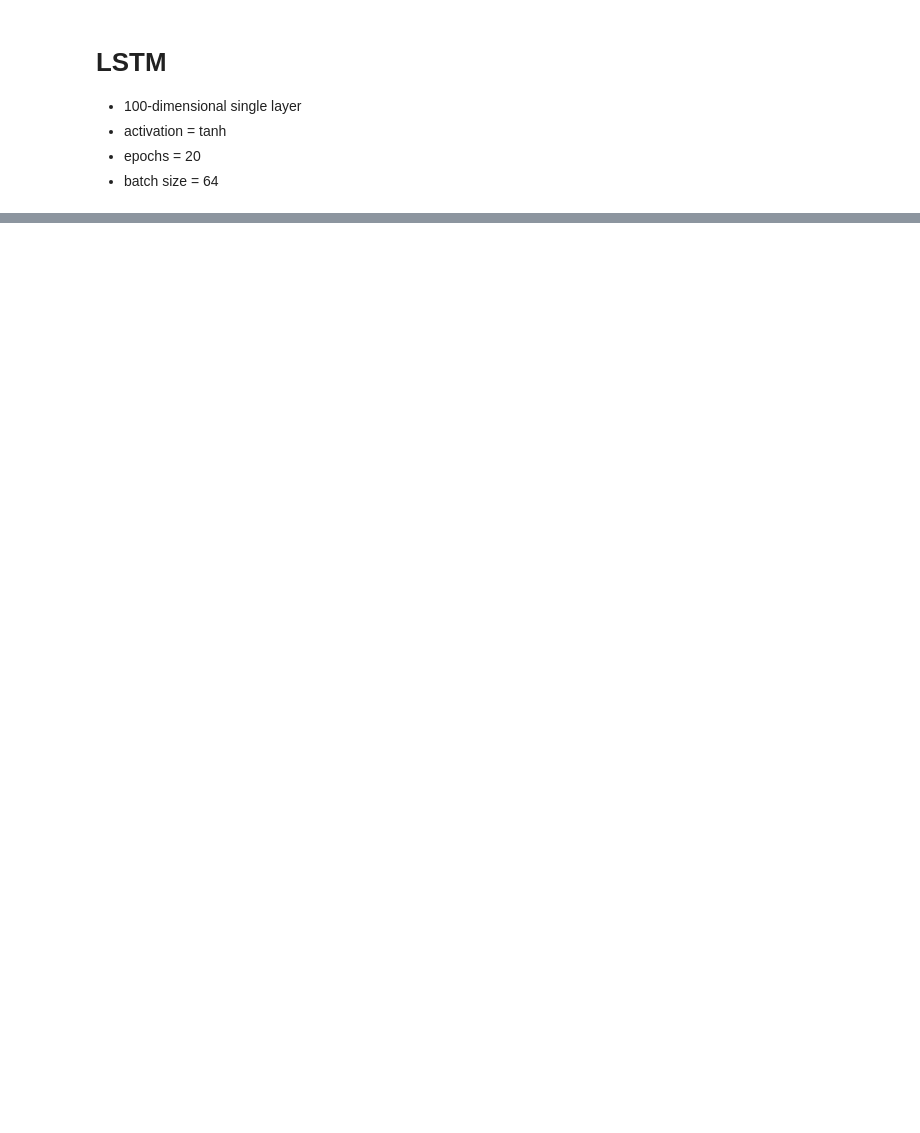
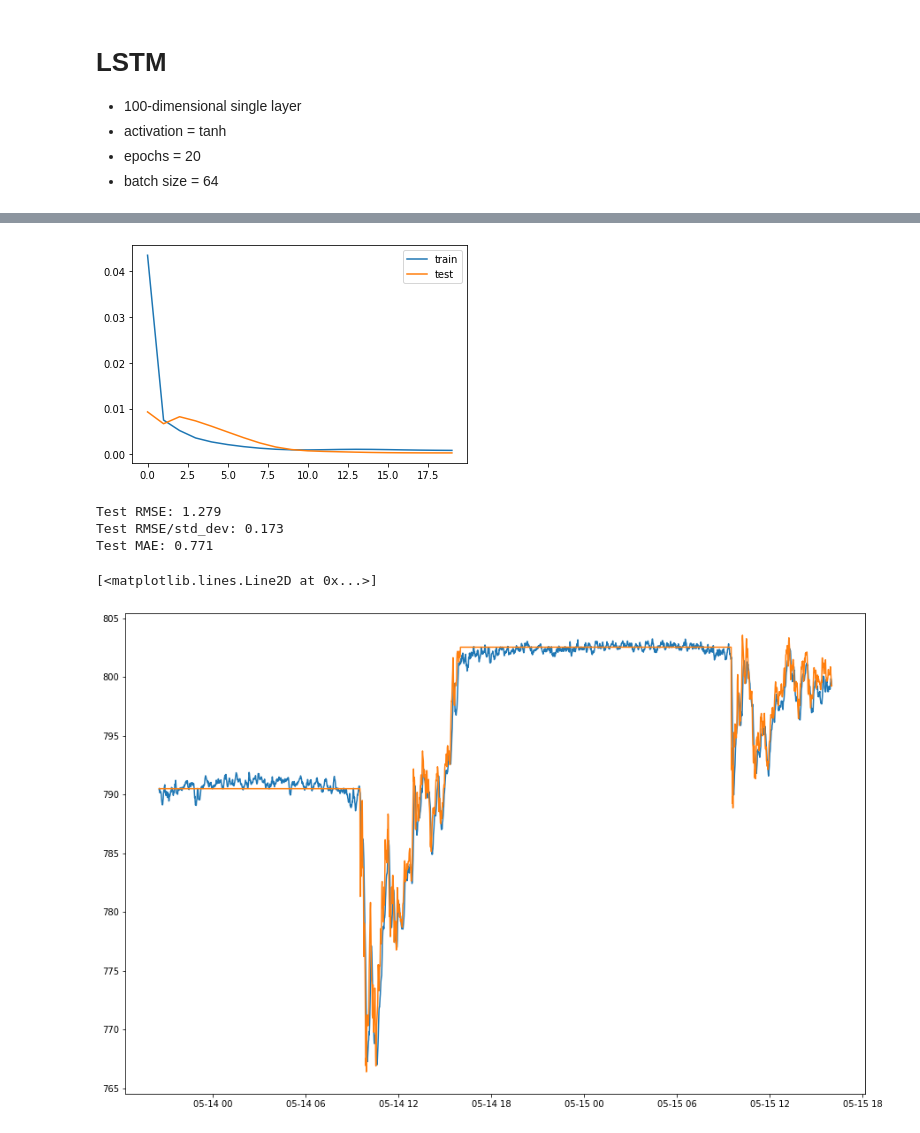
Before and after one commit to slucasmyer/TSLA-from-Twitter, a Jupyter notebook: Final_Project/TSLA-modeling.ipynb, the cells around one changed output, grey strips where cells are left out. Saved outputs shown, nothing was run; the diff lists cells and outputs as text; code cells hidden in the pictures; blank space fills up the shorter version.

```diff
--- a/Final_Project/TSLA-modeling.ipynb
+++ b/Final_Project/TSLA-modeling.ipynb
@@ -606,3 +574,71 @@ plt.plot(data.index[-2610:], inv_y)
 - activation = tanh
 - epochs = 20
 - batch size = 64
+# %%
+# load dataset
+values = data.values
+# ensure all data is float
+values = values.astype('float32')
+# normalize features
+scaler = MinMaxScaler(feature_range=(0, 1))
+scaled = scaler.fit_transform(values)
+# specify the number of lag hours
+window = 270
+features = 4
+# frame as supervised learning
+reframed = tools.series_to_supervised(scaled, window, 1)
+# drop columns we don't want to predict
+reframed.drop(reframed.columns[[-3,-2,-1]], axis=1, inplace=True)
+
+# split into train and test sets
+values = reframed.values
+train_mins = len(data.loc[:'2020-05-13 16:00:00'])
+train = values[:train_mins, :]
+test = values[train_mins:, :]
+# split into input and outputs
+observations = window * features
+train_X, train_y = train[:, :-1], train[:, -1]
+test_X, test_y = test[:, :-1], test[:, -1]
+print(train_X.shape, len(train_X), train_y.shape)
+# reshape input to be 3D [samples, timesteps, features]
+train_X = train_X.reshape((train_X.shape[0], window, features))
+test_X = test_X.reshape((test_X.shape[0], window, features))
+print(train_X.shape, train_y.shape, test_X.shape, test_y.shape)
+
+# design network
+model = tensorflow.keras.Sequential()
+model.add(tensorflow.keras.layers.LSTM(100, input_shape=(train_X.shape[1], train_X.shape[2])))
+model.add(tensorflow.keras.layers.Dense(1))
+model.compile(loss='mse', optimizer='adam')
+# fit network
+history = model.fit(train_X, train_y, epochs=20, batch_size=64, validation_data=(test_X, test_y), verbose=2, shuffle=False, workers=4)
+# plot history
+plt.plot(history.history['loss'], label='train')
+plt.plot(history.history['val_loss'], label='test')
+plt.legend()
+plt.show()
+
+# make a prediction
+y_pred = model.predict(test_X)
+test_X = test_X.reshape((test_X.shape[0], observations))
+# invert scaling for forecast
+y_pred = np.concatenate((y_pred, test_X[:, -3:]), axis=1)
+y_pred = scaler.inverse_transform(y_pred)
+y_pred = y_pred[:,0]
+# invert scaling for actual
+test_y = test_y.reshape((len(test_y), 1))
+y_actual = np.concatenate((test_y, test_X[:, -3:]), axis=1)
+y_actual = scaler.inverse_transform(y_actual)
+y_actual = y_actual[:,0]
+# calculate RMSE
+rmse = math.sqrt(mean_squared_error(y_actual, y_pred))
+print('Test RMSE: %.3f' % rmse)
+rmse_std = rmse/y_actual.std()
+print('Test RMSE/std_dev: %.3f' % rmse_std)
+mae = mean_absolute_error(y_actual, y_pred)
+print('Test MAE: %.3f' % mae)
+
+fig, ax = plt.subplots(1, figsize=(15,10))
+plt.plot(data.index[-2610:], y_pred)
+plt.plot(data.index[-2610:], y_actual)
+# %% [output]
@@ -608,0 +662,6 @@ plt.plot(data.index[-2610:], inv_y)
+[figure, added]
+Test RMSE: 1.279
+Test RMSE/std_dev: 0.173
+Test MAE: 0.771
+[<matplotlib.lines.Line2D at 0x...>]
+[figure, added]
```
Also changed, not shown: parts of 26 cells of this notebook, 1 other file.
